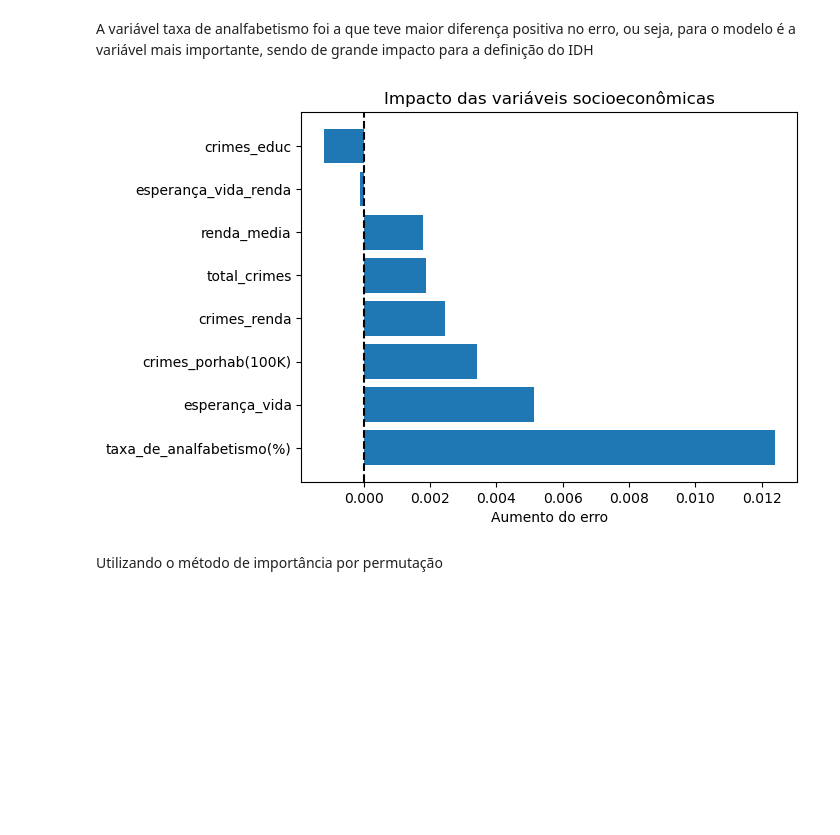
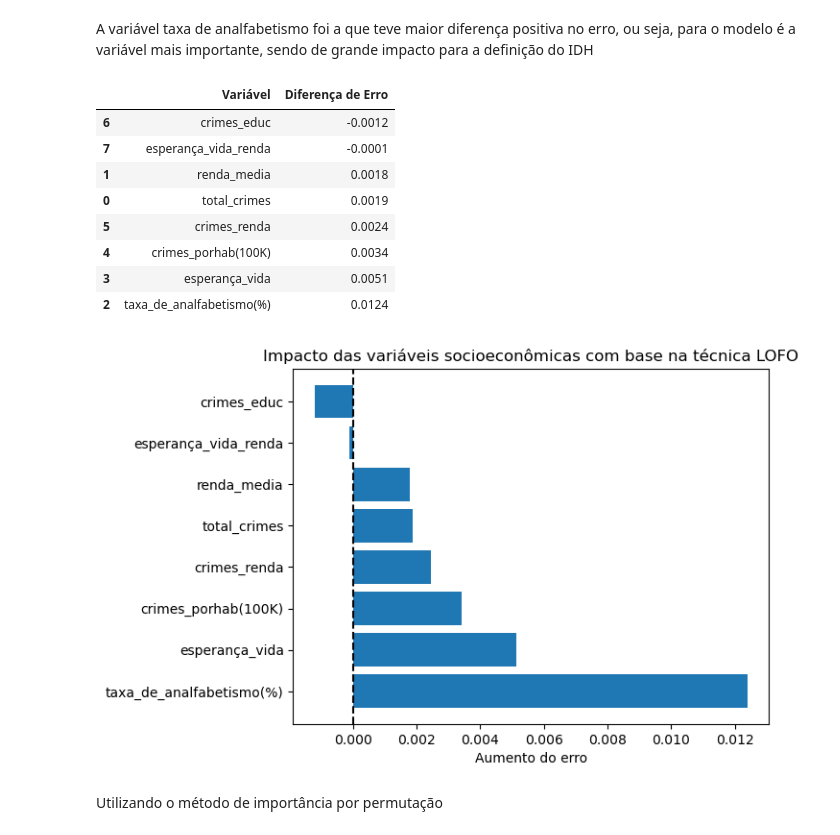
Before and after one commit to jvrezendem/Modelo-Preditivo-Socioecon-mico, a Jupyter notebook: notebooks/modeloPreditivo.ipynb, the cells around one changed output. Cells and saved outputs as stored; diff of their text form; code cells hidden in the pictures; blank space fills up the shorter version.

```diff
--- a/notebooks/modeloPreditivo.ipynb
+++ b/notebooks/modeloPreditivo.ipynb
@@ -555,14 +588,26 @@ A variável taxa de analfabetismo foi a que teve maior diferença positiva no er
 
 dfLofo = pd.DataFrame({"Variável":impactoLofo.keys(), "Diferença de Erro":impactoLofo.values()}).sort_values("Diferença de Erro", ascending=True)
 
-ptl.Figure(figsize=(16,9))
-ptl.title("Impacto das variáveis socioeconômicas")
-ptl.barh(dfLofo["Variável"], dfLofo["Diferença de Erro"])
-ptl.axvline(0, color='k', linestyle='--')
-ptl.xlabel("Aumento do erro")
-ptl.gca().invert_yaxis()
+dfLofo
 # %% [output]
-[figure, removed]
+|  | Variável | Diferença de Erro |
+| 6 | crimes_educ | -0.0012 |
+| 7 | esperança_vida_renda | -0.0001 |
+| 1 | renda_media | 0.0018 |
+| 0 | total_crimes | 0.0019 |
+| 5 | crimes_renda | 0.0024 |
+| 4 | crimes_porhab(100K) | 0.0034 |
+| 3 | esperança_vida | 0.0051 |
+| 2 | taxa_de_analfabetismo(%) | 0.0124 |
+# %%
+ptl.Figure(figsize=(16,9))
+ptl.title("Impacto das variáveis socioeconômicas com base na técnica LOFO")
+ptl.barh(dfLofo["Variável"], dfLofo["Diferença de Erro"])
+ptl.axvline(0, color='k', linestyle='--')
+ptl.xlabel("Aumento do erro")
+ptl.gca().invert_yaxis()
+# %% [output]
+[figure, added]
 # %% [markdown]
 Utilizando o método de importância por permutação
 # %%
```
Also changed, not shown: parts of 29 cells of this notebook, 1 other file.
